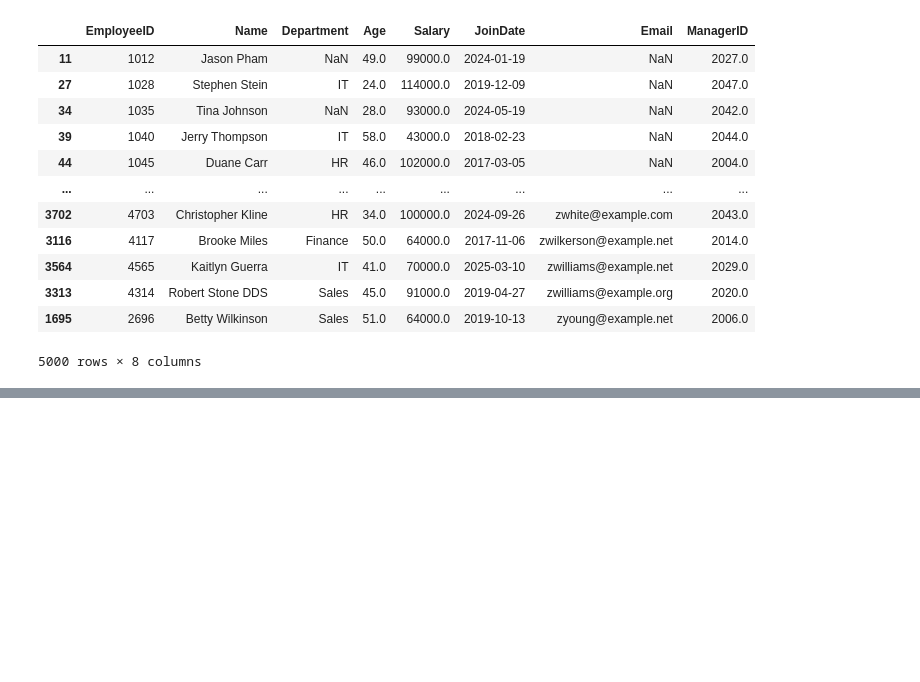
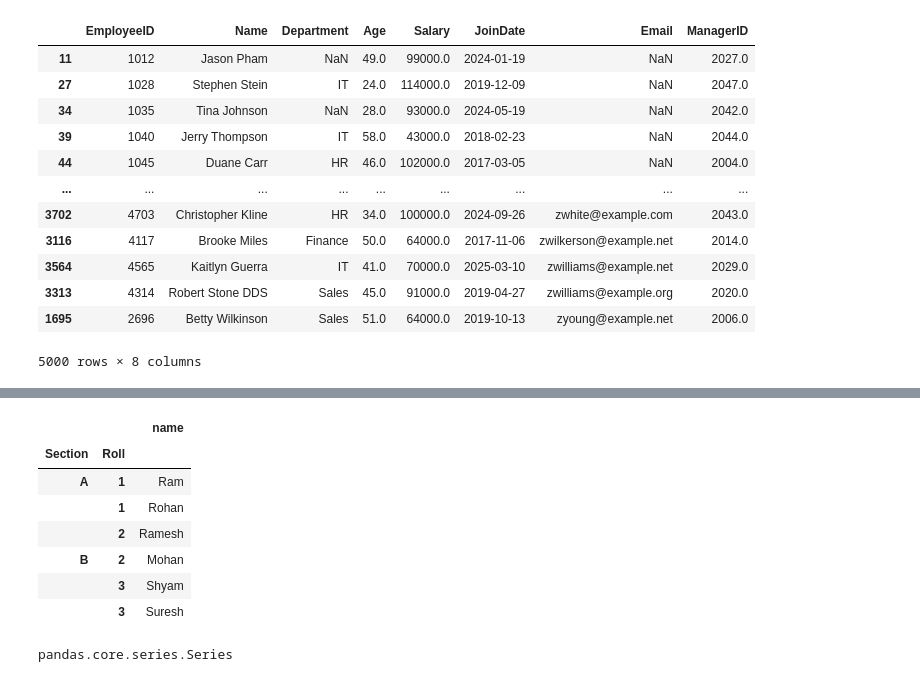
Before and after one commit to jxsrma/NSTI-Indore-25-26, a Jupyter notebook: Data Science/Pandas.ipynb, the cells around one changed output, grey strips where cells are left out. Drawn from its saved outputs; the diff is of its cells as text; code cells hidden in the pictures; blank space fills up the shorter version.

```diff
--- a/Data Science/Pandas.ipynb
+++ b/Data Science/Pandas.ipynb
@@ -344,0 +399,11 @@ employee.sort_values('Email',na_position='first')
+# %%
+studentDF.sort_index(level='Section')
+# %% [output]
+|  |  | name |
+| Section | Roll |  |
+| A | 1 | Ram |
+|  | 1 | Rohan |
+|  | 2 | Ramesh |
+| B | 2 | Mohan |
+|  | 3 | Shyam |
+|  | 3 | Suresh |
@@ -344,0 +412,4 @@ employee.sort_values('Email',na_position='first')
+# %%
+type(AverageQuantityPerCountry)
+# %% [output]
+pandas.core.series.Series
```
Also changed, not shown: parts of 20 cells of this notebook, 3 other files.
